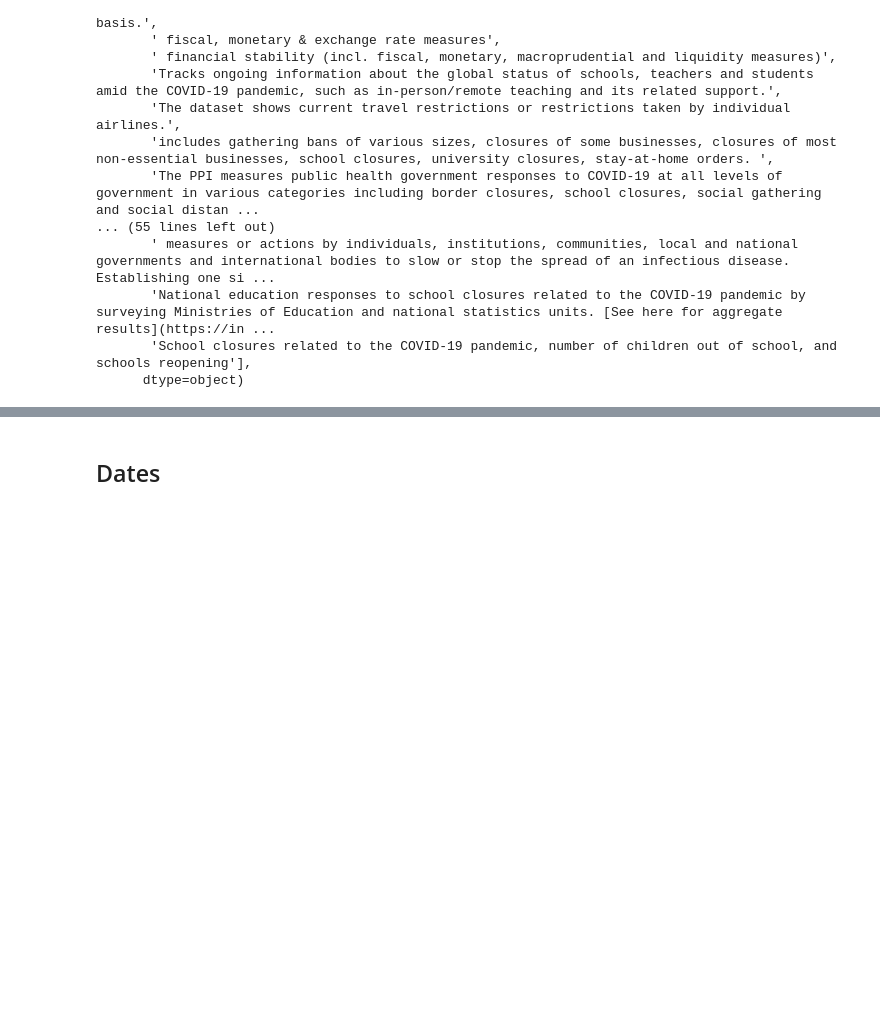
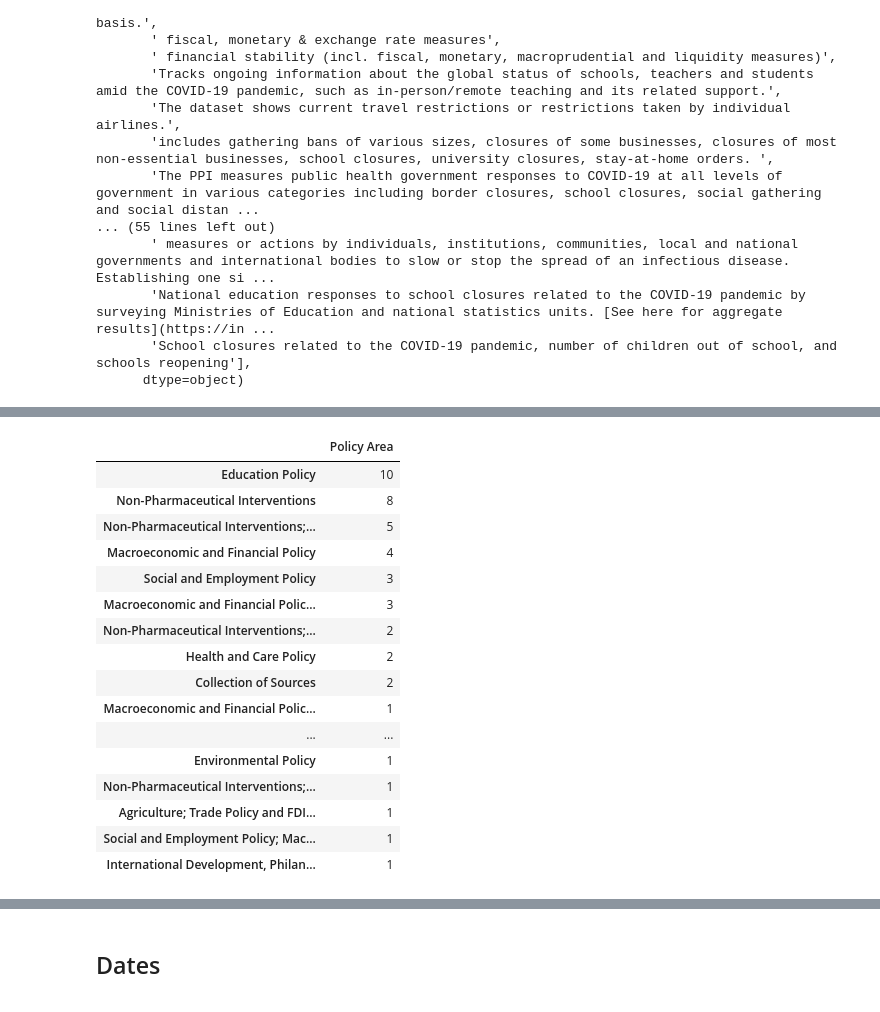
Before and after one commit to LawrenceKay/worldwide_covid_policy, a Jupyter notebook: notebooks/WCP_metadata_collection_cleaning.ipynb, the cells around one changed output, grey strips where cells are left out. Cells and saved outputs as stored; diff of their text form; code cells hidden in the pictures; blank space fills up the shorter version.

```diff
--- a/notebooks/WCP_metadata_collection_cleaning.ipynb
+++ b/notebooks/WCP_metadata_collection_cleaning.ipynb
@@ -1318,0 +1342,24 @@ NEXT STEP: look through the policy area tags and how they were submitted.
+# %%
+# Groups by policy areas for counting
+policy_areas = policy_areas.apply(pd.Series.value_counts, axis = 0, result_type=None).fillna(0)
+
+# Shows change
+policy_areas
+# %% [output]
+|  | Policy Area |
+| Education Policy | 10 |
+| Non-Pharmaceutical Interventions | 8 |
+| Non-Pharmaceutical Interventions;... | 5 |
+| Macroeconomic and Financial Policy | 4 |
+| Social and Employment Policy | 3 |
+| Macroeconomic and Financial Polic... | 3 |
+| Non-Pharmaceutical Interventions;... | 2 |
+| Health and Care Policy | 2 |
+| Collection of Sources | 2 |
+| Macroeconomic and Financial Polic... | 1 |
+| ... | ... |
+| Environmental Policy | 1 |
+| Non-Pharmaceutical Interventions;... | 1 |
+| Agriculture; Trade Policy and FDI... | 1 |
+| Social and Employment Policy; Mac... | 1 |
+| International Development, Philan... | 1 |
```
Also changed, not shown: parts of 47 cells of this notebook.
